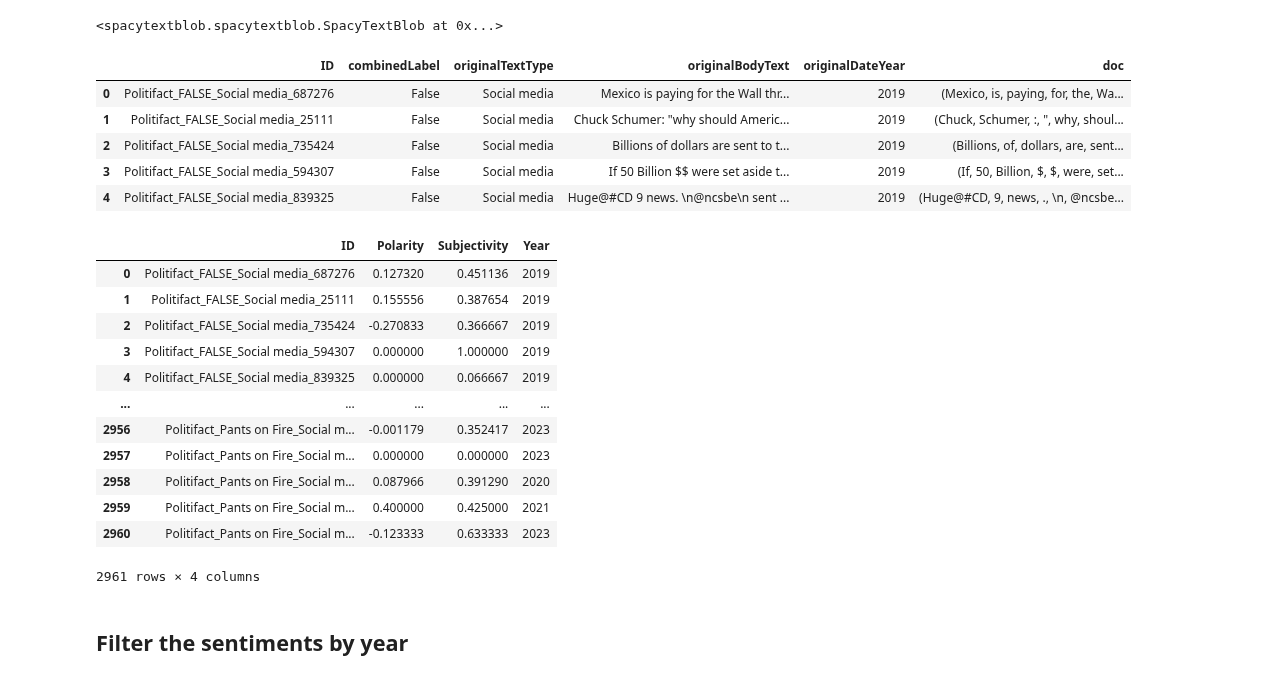
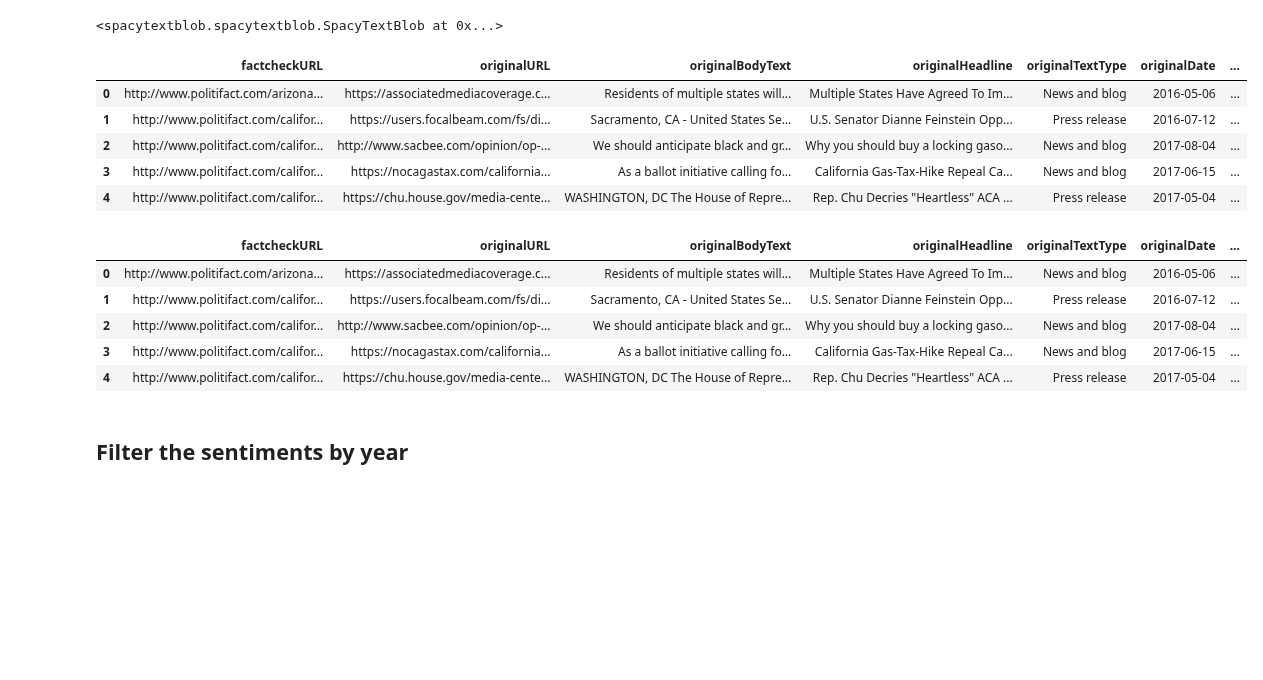
Before and after one commit to sfu-discourse-lab/fake_news_over_time, a Jupyter notebook: sentiment_analyzer.ipynb, the cells around one changed output. Drawn from its saved outputs; the diff is of its cells as text; code cells hidden in the pictures; blank space fills up the shorter version.

Commit message:
Clean up code for sentiment analysis

```diff
--- a/sentiment_analyzer.ipynb
+++ b/sentiment_analyzer.ipynb
@@ -56,5 +32,13 @@ misinfotext_config = BASE_MISINFOTEXT_CONFIG | {
+# %%
+fakespeak_config = BASE_FAKESPEAK_CONFIG | {
+    "save_cols": [BASE_FAKESPEAK_CONFIG["id_col"], "polarity", "subjectivity"]
+}
+
+misinfotext_config = BASE_MISINFOTEXT_CONFIG | {
+    "save_cols": [BASE_MISINFOTEXT_CONFIG["id_col"], "polarity", "subjectivity"]
+}
 # %%
-using_dataset = fakespeak_config
+using_dataset = misinfotext_config
 # %%
 dataset_df = pd.read_excel(
     using_dataset["input_path"],
@@ -64,16 +55,0 @@ dataset_df = pd.read_excel(
-# %%
-# Set this to True if you want to filter by only
-# "News and blog" or "Social media" article types.
-# It will save to a separate subdirectory without overwriting
-# the existing files.
-only_use_news_blog_and_social_media = True
-
-if only_use_news_blog_and_social_media:
-    dataset_df = dataset_df[(dataset_df["originalTextType"] == "News and blog") | (dataset_df["originalTextType"] == "Social media")]
-
-    output_path = using_dataset.output_path
-    output_path_split = output_path.split("/")
-    output_path_split.insert(len(output_path_split) - 1, "news_blog_and_social_media")
-    using_dataset.output_path = "/".join(output_path_split)
-
-    os.makedirs("/".join(output_path_split[:-1]), exist_ok=True)
@@ -106,33 +73,22 @@ nlp.add_pipe('spacytextblob')
 dataset_df["doc"] = list(nlp.pipe(dataset_df[using_dataset["text_col"]]))
 dataset_df.head()
 # %% [output]
-|  | ID | combinedLabel | originalTextType | originalBodyText | originalDateYear | doc |
-| 0 | Politifact_FALSE_Social media_687276 | False | Social media | Mexico is paying for the Wall thr... | 2019 | (Mexico, is, paying, for, the, Wa... |
-| 1 | Politifact_FALSE_Social media_25111 | False | Social media | Chuck Schumer: "why should Americ... | 2019 | (Chuck, Schumer, :, ", why, shoul... |
-| 2 | Politifact_FALSE_Social media_735424 | False | Social media | Billions of dollars are sent to t... | 2019 | (Billions, of, dollars, are, sent... |
-| 3 | Politifact_FALSE_Social media_594307 | False | Social media | If 50 Billion $$ were set aside t... | 2019 | (If, 50, Billion, $, $, were, set... |
-| 4 | Politifact_FALSE_Social media_839325 | False | Social media | Huge@#CD 9 news. \n@ncsbe\n sent ... | 2019 | (Huge@#CD, 9, news, ., \n, @ncsbe... |
+|  | factcheckURL | originalURL | originalBodyText | originalHeadline | originalTextType | originalDate | ... |
+| 0 | http://www.politifact.com/arizona... | https://associatedmediacoverage.c... | Residents of multiple states will... | Multiple States Have Agreed To Im... | News and blog | 2016-05-06 | ... |
+| 1 | http://www.politifact.com/califor... | https://users.focalbeam.com/fs/di... | Sacramento, CA - United States Se... | U.S. Senator Dianne Feinstein Opp... | Press release | 2016-07-12 | ... |
+| 2 | http://www.politifact.com/califor... | http://www.sacbee.com/opinion/op-... | We should anticipate black and gr... | Why you should buy a locking gaso... | News and blog | 2017-08-04 | ... |
+| 3 | http://www.politifact.com/califor... | https://nocagastax.com/california... | As a ballot initiative calling fo... | California Gas-Tax-Hike Repeal Ca... | News and blog | 2017-06-15 | ... |
+| 4 | http://www.politifact.com/califor... | https://chu.house.gov/media-cente... | WASHINGTON, DC The House of Repre... | Rep. Chu Decries "Heartless" ACA ... | Press release | 2017-05-04 | ... |
 # %%
-sentiment_df = pd.DataFrame(data={
-    "ID": dataset_df[using_dataset["id_col"]],
-    "Polarity": dataset_df["doc"].apply(lambda doc: doc._.blob.polarity),
-    "Subjectivity": dataset_df["doc"].apply(lambda doc: doc._.blob.subjectivity),
-    "Year": dataset_df["originalDateYear"]
-})
-sentiment_df
+dataset_df["polarity"] = dataset_df["doc"].apply(lambda doc: doc._.blob.polarity)
+dataset_df["subjectivity"] = dataset_df["doc"].apply(lambda doc: doc._.blob.subjectivity)
+dataset_df.head()
 # %% [output]
-|  | ID | Polarity | Subjectivity | Year |
-| 0 | Politifact_FALSE_Social media_687276 | 0.127320 | 0.451136 | 2019 |
-| 1 | Politifact_FALSE_Social media_25111 | 0.155556 | 0.387654 | 2019 |
-| 2 | Politifact_FALSE_Social media_735424 | -0.270833 | 0.366667 | 2019 |
-| 3 | Politifact_FALSE_Social media_594307 | 0.000000 | 1.000000 | 2019 |
-| 4 | Politifact_FALSE_Social media_839325 | 0.000000 | 0.066667 | 2019 |
-| ... | ... | ... | ... | ... |
-| 2956 | Politifact_Pants on Fire_Social m... | -0.001179 | 0.352417 | 2023 |
-| 2957 | Politifact_Pants on Fire_Social m... | 0.000000 | 0.000000 | 2023 |
-| 2958 | Politifact_Pants on Fire_Social m... | 0.087966 | 0.391290 | 2020 |
-| 2959 | Politifact_Pants on Fire_Social m... | 0.400000 | 0.425000 | 2021 |
-| 2960 | Politifact_Pants on Fire_Social m... | -0.123333 | 0.633333 | 2023 |
+|  | factcheckURL | originalURL | originalBodyText | originalHeadline | originalTextType | originalDate | ... |
+| 0 | http://www.politifact.com/arizona... | https://associatedmediacoverage.c... | Residents of multiple states will... | Multiple States Have Agreed To Im... | News and blog | 2016-05-06 | ... |
+| 1 | http://www.politifact.com/califor... | https://users.focalbeam.com/fs/di... | Sacramento, CA - United States Se... | U.S. Senator Dianne Feinstein Opp... | Press release | 2016-07-12 | ... |
+| 2 | http://www.politifact.com/califor... | http://www.sacbee.com/opinion/op-... | We should anticipate black and gr... | Why you should buy a locking gaso... | News and blog | 2017-08-04 | ... |
+| 3 | http://www.politifact.com/califor... | https://nocagastax.com/california... | As a ballot initiative calling fo... | California Gas-Tax-Hike Repeal Ca... | News and blog | 2017-06-15 | ... |
+| 4 | http://www.politifact.com/califor... | https://chu.house.gov/media-cente... | WASHINGTON, DC The House of Repre... | Rep. Chu Decries "Heartless" ACA ... | Press release | 2017-05-04 | ... |
-2961 rows × 4 columns
 # %% [markdown]
 ## Filter the sentiments by year
```
Also changed, not shown: parts of 16 cells of this notebook, 8 other files.
